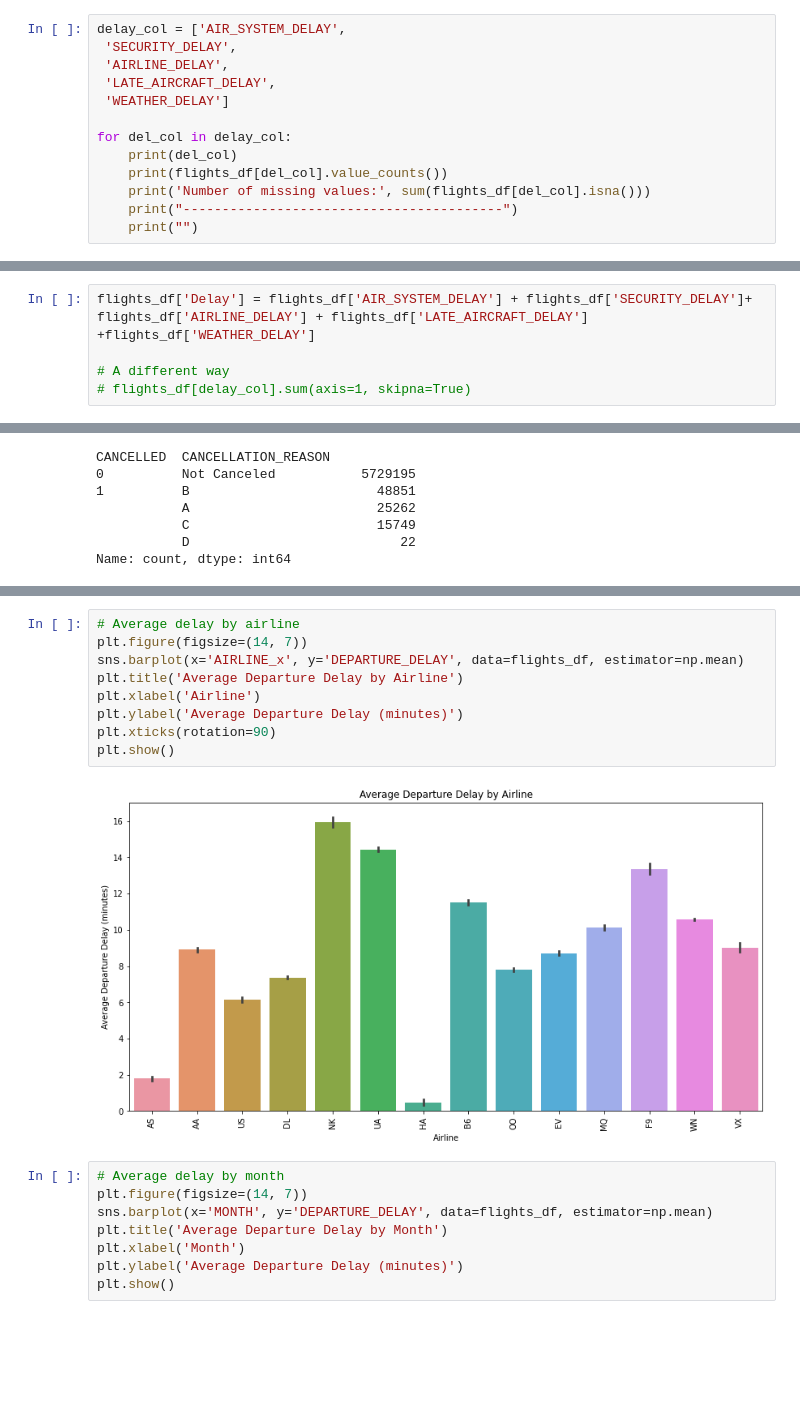
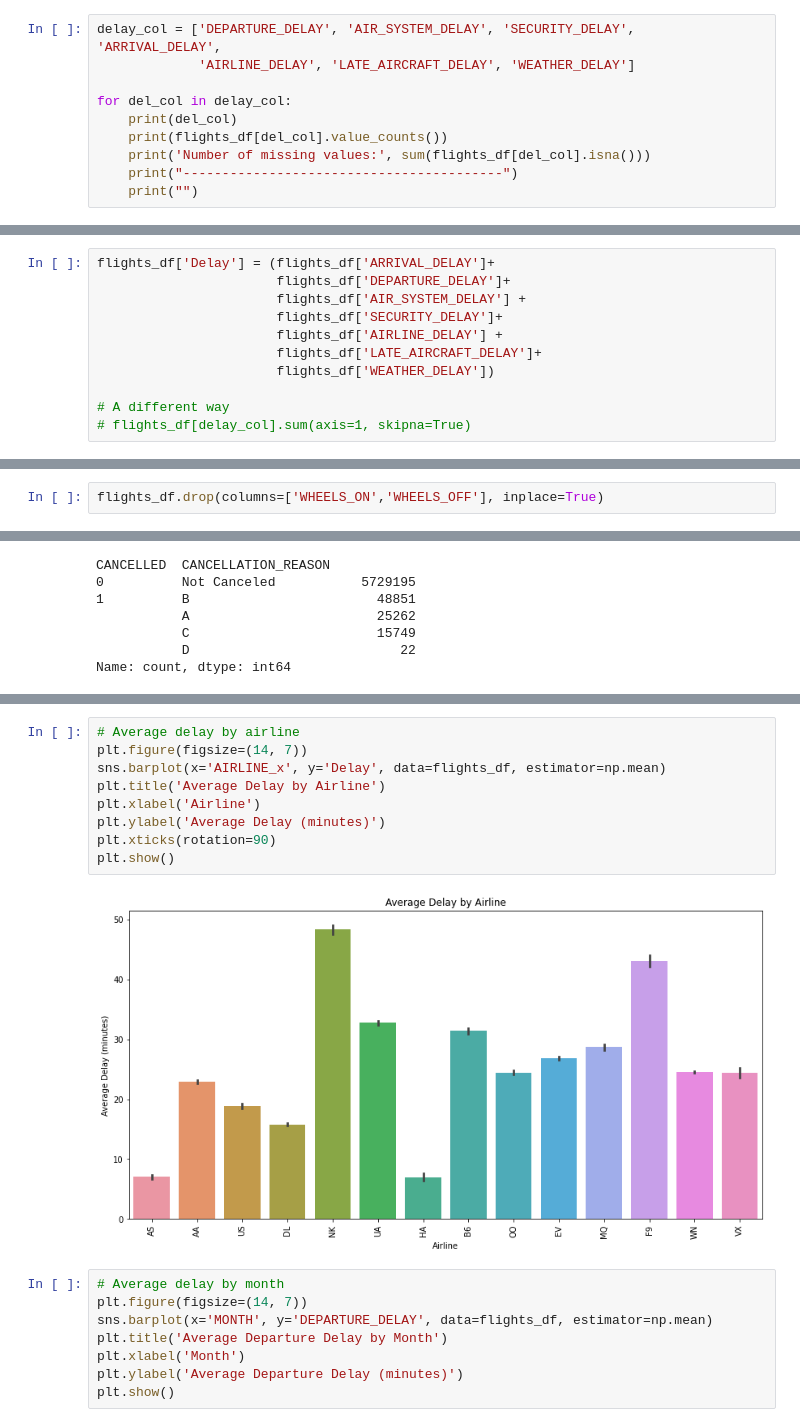
Before and after one commit to azadehansari/Capstone3_Flight_Delays_Prediction, a Jupyter notebook: notebooks/Data_Wrangling-EDA.ipynb, the cells around one changed output, grey strips where cells are left out. Drawn from its saved outputs; the diff is of its cells as text; blank space fills up the shorter version.

```diff
--- a/notebooks/Data_Wrangling-EDA.ipynb
+++ b/notebooks/Data_Wrangling-EDA.ipynb
@@ -546,11 +562,8 @@ Index(['MONTH', 'DAY', 'DAY_OF_WEEK', 'AIRLINE', 'FLIGHT_NUMBER',
        'LATE_AIRCRAFT_DELAY', 'WEATHER_DELAY'],
       dtype='object')
 # %%
-delay_col = ['AIR_SYSTEM_DELAY',
- 'SECURITY_DELAY',
- 'AIRLINE_DELAY',
- 'LATE_AIRCRAFT_DELAY',
- 'WEATHER_DELAY']
+delay_col = ['DEPARTURE_DELAY', 'AIR_SYSTEM_DELAY', 'SECURITY_DELAY', 'ARRIVAL_DELAY',
+             'AIRLINE_DELAY', 'LATE_AIRCRAFT_DELAY', 'WEATHER_DELAY']
 
 for del_col in delay_col:
     print(del_col)
@@ -909,7 +928,13 @@ Name: count, dtype: int64
 # %% [markdown]
 Create a new column **DELAY** that sums up all the delays
 # %%
-flights_df['Delay'] = flights_df['AIR_SYSTEM_DELAY'] + flights_df['SECURITY_DELAY']+ flights_df['AIRLINE_DELAY'] + flights_df['LATE_AIRCRAFT_DELAY'] +flights_df['WEATHER_DELAY']
+flights_df['Delay'] = (flights_df['ARRIVAL_DELAY']+
+                       flights_df['DEPARTURE_DELAY']+
+                       flights_df['AIR_SYSTEM_DELAY'] +
+                       flights_df['SECURITY_DELAY']+
+                       flights_df['AIRLINE_DELAY'] +
+                       flights_df['LATE_AIRCRAFT_DELAY']+
+                       flights_df['WEATHER_DELAY'])
 
 # A different way
 # flights_df[delay_col].sum(axis=1, skipna=True)
@@ -1044,0 +1068,2 @@ Let's look at the single flight with the scheduled arrival time missing:
+# %%
+flights_df.drop(columns=['WHEELS_ON','WHEELS_OFF'], inplace=True)
@@ -1283,14 +1287,14 @@ plt.show()
 # %%
 # Average delay by airline
 plt.figure(figsize=(14, 7))
-sns.barplot(x='AIRLINE_x', y='DEPARTURE_DELAY', data=flights_df, estimator=np.mean)
-plt.title('Average Departure Delay by Airline')
+sns.barplot(x='AIRLINE_x', y='Delay', data=flights_df, estimator=np.mean)
+plt.title('Average Delay by Airline')
 plt.xlabel('Airline')
-plt.ylabel('Average Departure Delay (minutes)')
+plt.ylabel('Average Delay (minutes)')
 plt.xticks(rotation=90)
 plt.show()
 # %% [output]
-[figure, old version]
+[figure, new version]
 # %%
 # Average delay by month
 plt.figure(figsize=(14, 7))
```
Also changed, not shown: parts of 25 cells of this notebook, 2 other files.
